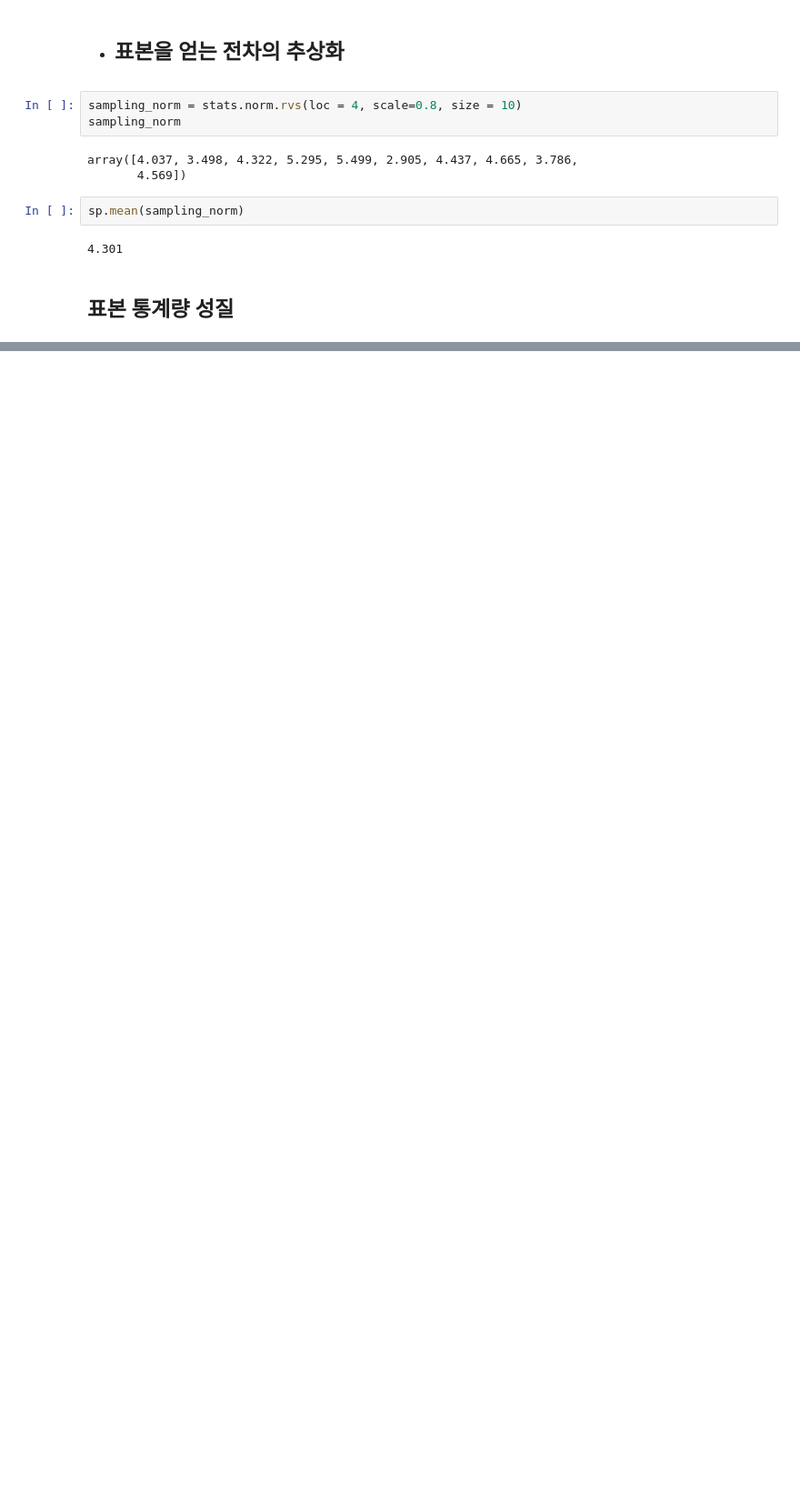
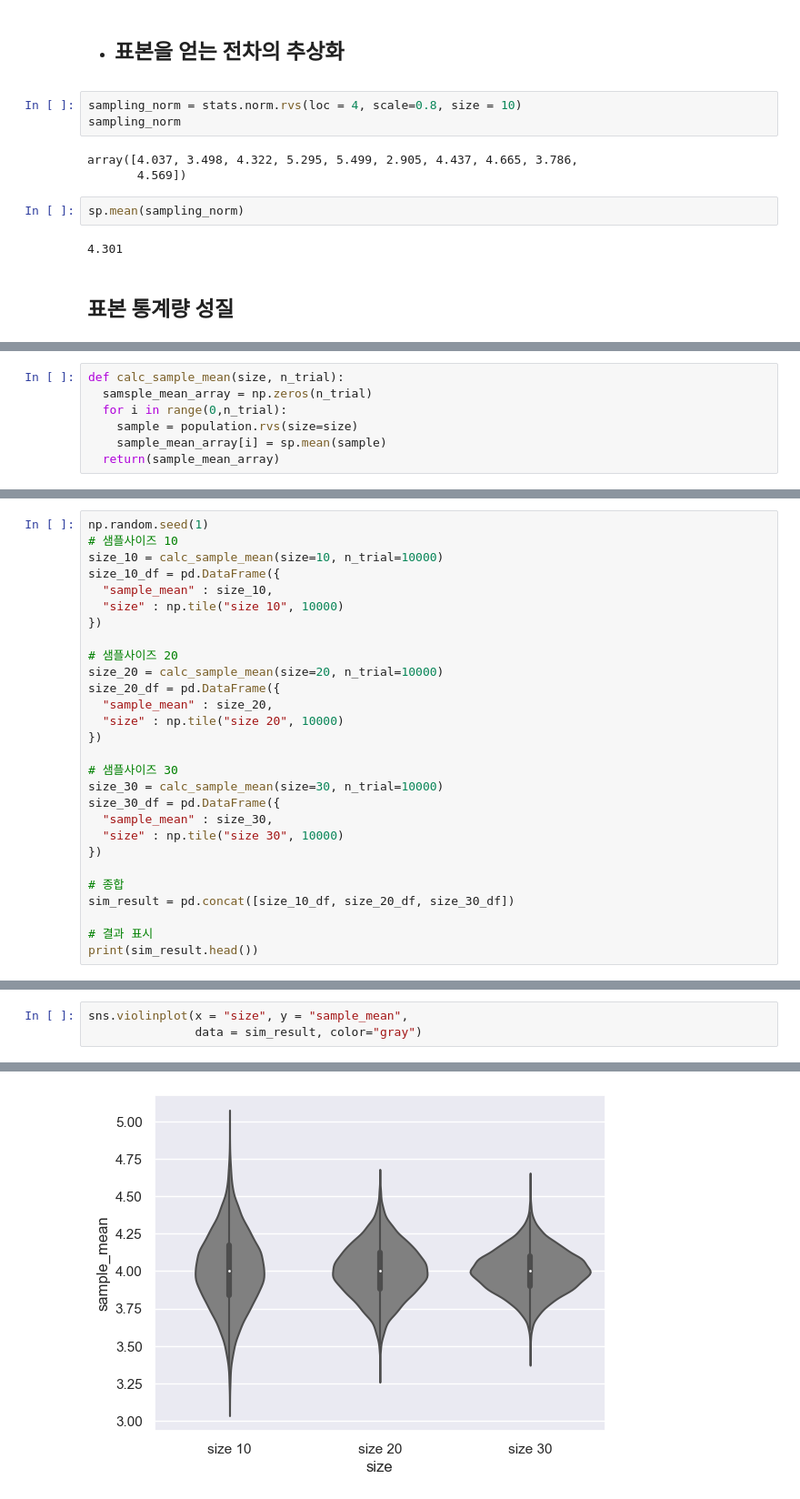
Before and after one commit to jayz1988/Machine-Learning, a Jupyter notebook: 통계학/stat.ipynb, the cells around one changed output, grey strips where cells are left out. Shown: that part at 91% size. Cells and saved outputs as stored; diff of their text form; blank space fills up the shorter version.

```diff
--- a/통계학/stat.ipynb
+++ b/통계학/stat.ipynb
@@ -650,0 +713,7 @@ sp.mean(sampling_norm)
+# %%
+def calc_sample_mean(size, n_trial):
+  samsple_mean_array = np.zeros(n_trial)
+  for i in range(0,n_trial):
+    sample = population.rvs(size=size)
+    sample_mean_array[i] = sp.mean(sample)
+  return(sample_mean_array)
@@ -650,0 +727,28 @@ sp.mean(sampling_norm)
+# %%
+np.random.seed(1)
+# 샘플사이즈 10
+size_10 = calc_sample_mean(size=10, n_trial=10000)
+size_10_df = pd.DataFrame({
+  "sample_mean" : size_10,
+  "size" : np.tile("size 10", 10000)
+})
+
+# 샘플사이즈 20
+size_20 = calc_sample_mean(size=20, n_trial=10000)
+size_20_df = pd.DataFrame({
+  "sample_mean" : size_20,
+  "size" : np.tile("size 20", 10000)
+})
+
+# 샘플사이즈 30
+size_30 = calc_sample_mean(size=30, n_trial=10000)
+size_30_df = pd.DataFrame({
+  "sample_mean" : size_30,
+  "size" : np.tile("size 30", 10000)
+})
+
+# 종합
+sim_result = pd.concat([size_10_df, size_20_df, size_30_df])
+
+# 결과 표시
+print(sim_result.head())
@@ -650,0 +762,4 @@ sp.mean(sampling_norm)
+# %%
+sns.violinplot(x = "size", y = "sample_mean",
+               data = sim_result, color="gray")
+# %% [output]
@@ -650,0 +767 @@ sp.mean(sampling_norm)
+[figure, added]
```
Also changed, not shown: parts of 41 cells of this notebook.
